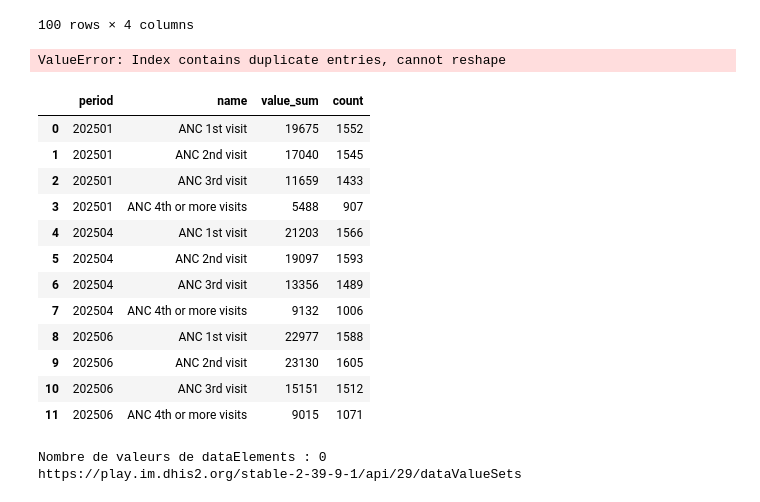
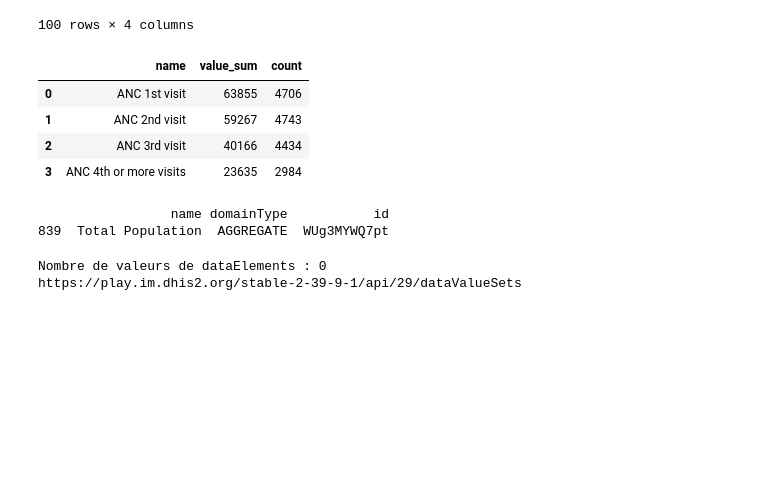
Before and after one commit to stephanedresse/sd_training_github, a Jupyter notebook: sd_assignment_june2025/notebook_extraction_dhis2.ipynb, the cells around one changed output. Saved outputs shown, nothing was run; the diff lists cells and outputs as text; code cells hidden in the pictures; blank space fills up the shorter version.

```diff
--- a/sd_assignment_june2025/notebook_extraction_dhis2.ipynb
+++ b/sd_assignment_june2025/notebook_extraction_dhis2.ipynb
@@ -242,31 +239,24 @@ only DE with values will be displayed
 | 98 | 202504 | ANC 4th or more visits | Kono | 284 |
 | 99 | 202504 | ANC 4th or more visits | Moyamba | 917 |
 100 rows × 4 columns
-# %%
-pivot_df = agg_df.pivot(index="period", columns="name", values="value").reset_index()
-print ("only DE with values will be displayed")
-pivot_df.head()
-# %% [output]
-ValueError: Index contains duplicate entries, cannot reshape
 # %%
 agg_df = (
     DEs_values
-    .groupby(["period", "name"], as_index=False)
+    .groupby(["name"], as_index=False)
     .agg(value_sum=("value", "sum"), count=("value", "count"))
 )
 agg_df
 # %% [output]
-|  | period | name | value_sum | count |
-| 0 | 202501 | ANC 1st visit | 19675 | 1552 |
-| 1 | 202501 | ANC 2nd visit | 17040 | 1545 |
-| 2 | 202501 | ANC 3rd visit | 11659 | 1433 |
-| 3 | 202501 | ANC 4th or more visits | 5488 | 907 |
-| 4 | 202504 | ANC 1st visit | 21203 | 1566 |
-| 5 | 202504 | ANC 2nd visit | 19097 | 1593 |
-| 6 | 202504 | ANC 3rd visit | 13356 | 1489 |
-| 7 | 202504 | ANC 4th or more visits | 9132 | 1006 |
-| 8 | 202506 | ANC 1st visit | 22977 | 1588 |
-| 9 | 202506 | ANC 2nd visit | 23130 | 1605 |
-| 10 | 202506 | ANC 3rd visit | 15151 | 1512 |
-| 11 | 202506 | ANC 4th or more visits | 9015 | 1071 |
+|  | name | value_sum | count |
+| 0 | ANC 1st visit | 63855 | 4706 |
+| 1 | ANC 2nd visit | 59267 | 4743 |
+| 2 | ANC 3rd visit | 40166 | 4434 |
+| 3 | ANC 4th or more visits | 23635 | 2984 |
+# %%
+id_to_look = "WUg3MYWQ7pt"
+result = DEs.loc[DEs["id"] == id_to_look]
+print (result)
+# %% [output]
+                 name domainType           id
+839  Total Population  AGGREGATE  WUg3MYWQ7pt
 # %%
```
Also changed, not shown: parts of 4 cells of this notebook.
